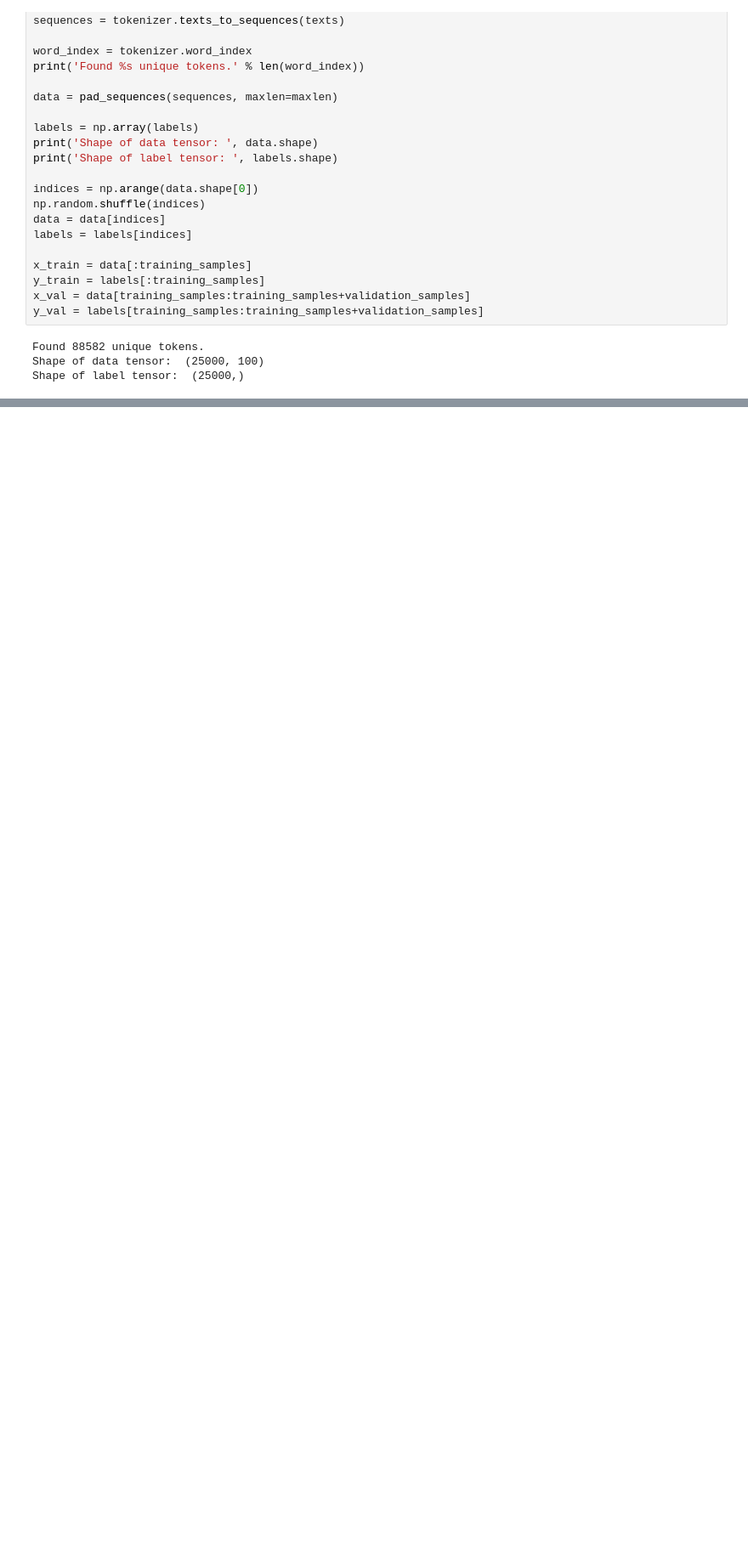
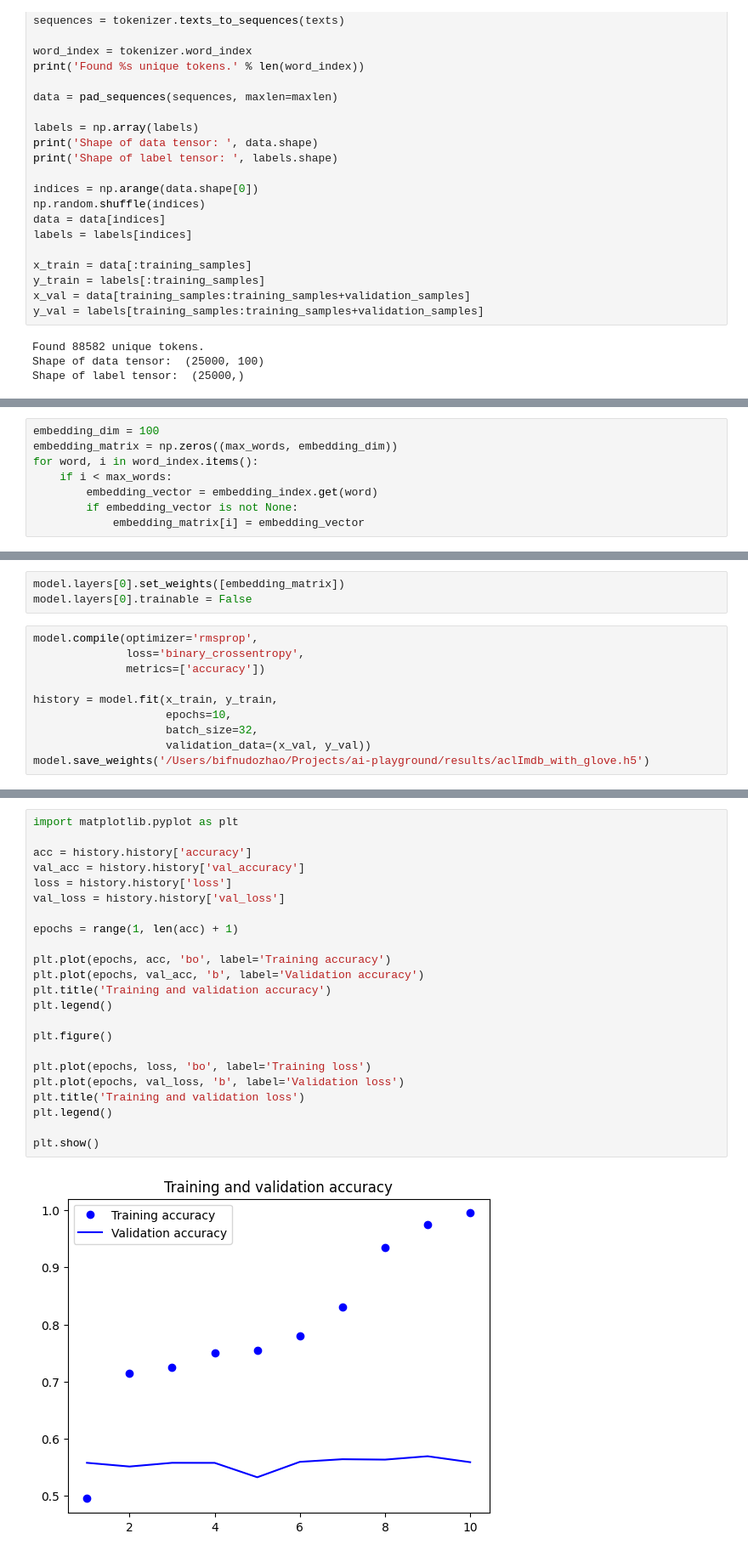
Before and after one commit to Aquietzero/ai-playground, a Jupyter notebook: deep_learning/using_pretrained_word_embeddings.ipynb, the cells around one changed output, grey strips where cells are left out. Shown: that part at 85% size. Cells and saved outputs as stored; diff of their text form; blank space fills up the shorter version.

```diff
--- a/deep_learning/using_pretrained_word_embeddings.ipynb
+++ b/deep_learning/using_pretrained_word_embeddings.ipynb
@@ -56,0 +76,8 @@ Shape of label tensor:  (25000,)
+# %%
+embedding_dim = 100
+embedding_matrix = np.zeros((max_words, embedding_dim))
+for word, i in word_index.items():
+    if i < max_words:
+        embedding_vector = embedding_index.get(word)
+        if embedding_vector is not None:
+            embedding_matrix[i] = embedding_vector
@@ -56,0 +121,13 @@ Shape of label tensor:  (25000,)
+# %%
+model.layers[0].set_weights([embedding_matrix])
+model.layers[0].trainable = False
+# %%
+model.compile(optimizer='rmsprop',
+              loss='binary_crossentropy',
+              metrics=['accuracy'])
+
+history = model.fit(x_train, y_train,
+                    epochs=10,
+                    batch_size=32,
+                    validation_data=(x_val, y_val))
+model.save_weights('/Users/bifnudozhao/Projects/ai-playground/results/aclImdb_with_glove.h5')
@@ -56,0 +156,25 @@ Shape of label tensor:  (25000,)
+# %%
+import matplotlib.pyplot as plt
+
+acc = history.history['accuracy']
+val_acc = history.history['val_accuracy']
+loss = history.history['loss']
+val_loss = history.history['val_loss']
+
+epochs = range(1, len(acc) + 1)
+
+plt.plot(epochs, acc, 'bo', label='Training accuracy')
+plt.plot(epochs, val_acc, 'b', label='Validation accuracy')
+plt.title('Training and validation accuracy')
+plt.legend()
+
+plt.figure()
+
+plt.plot(epochs, loss, 'bo', label='Training loss')
+plt.plot(epochs, val_loss, 'b', label='Validation loss')
+plt.title('Training and validation loss')
+plt.legend()
+
+plt.show()
+# %% [output]
+[figure, added]
```
Also changed, not shown: parts of 8 cells of this notebook, 13 other files.
